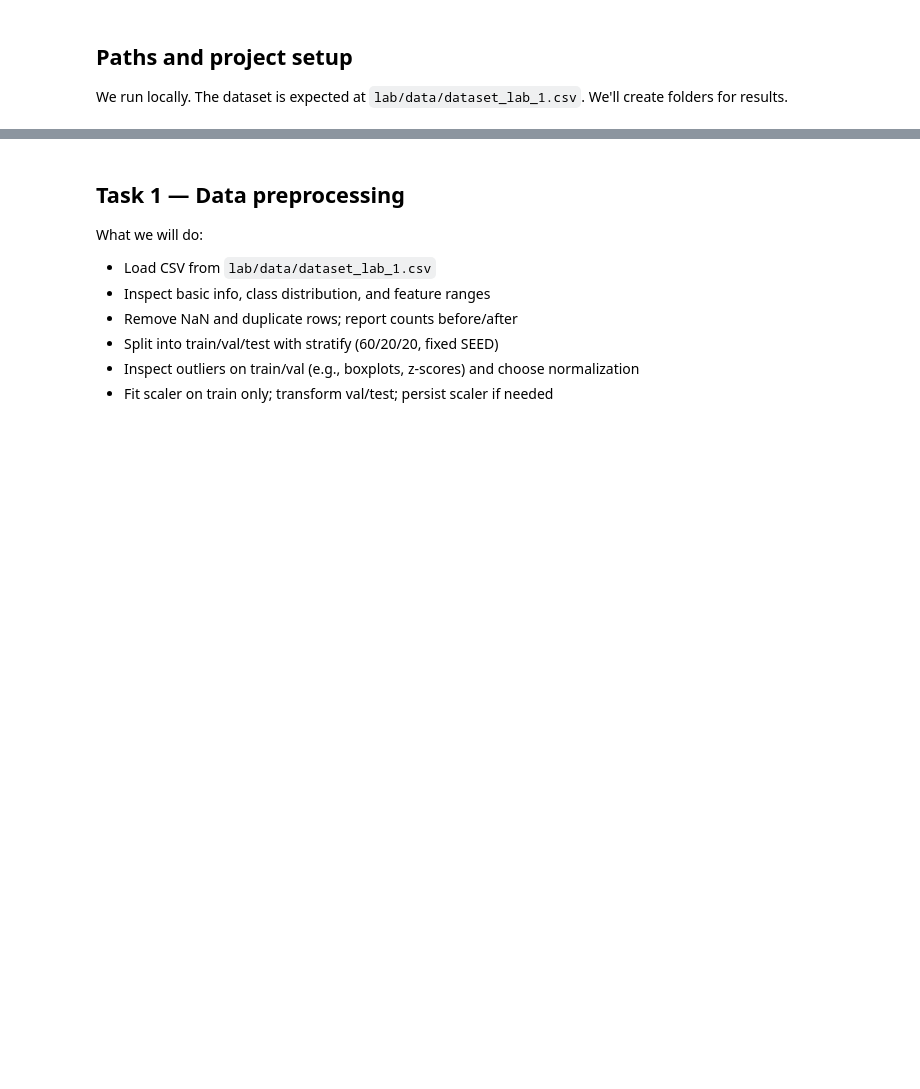
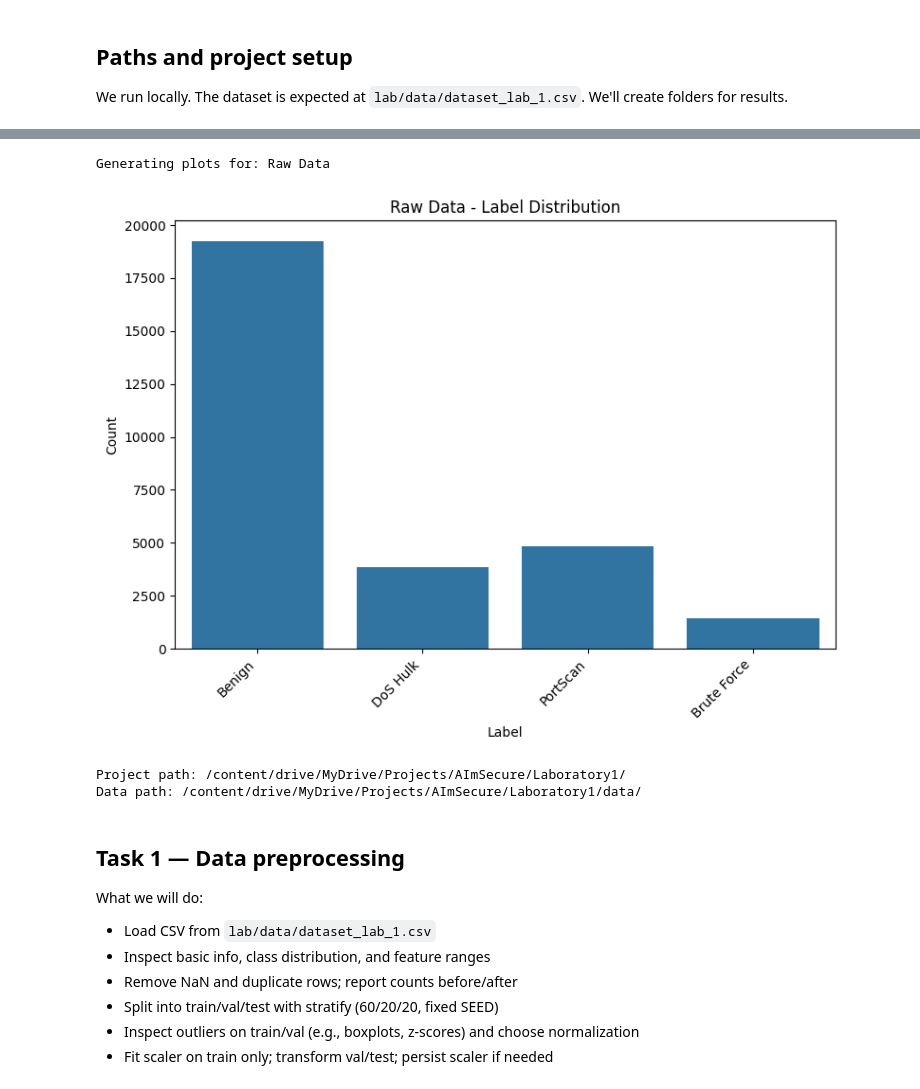
Before and after one commit to AImSecure/Laboratory1, a Jupyter notebook: lab/notebooks/Lab1_FFNN.ipynb, the cells around one changed output, grey strips where cells are left out. Saved outputs shown, nothing was run; the diff lists cells and outputs as text; code cells hidden in the pictures; blank space fills up the shorter version.

```diff
--- a/lab/notebooks/Lab1_FFNN.ipynb
+++ b/lab/notebooks/Lab1_FFNN.ipynb
@@ -49,3 +81,12 @@ drive.mount('/content/drive')
+# %%
+# Visualize the raw data (only label distribution will be plotted by the modified function)
+visualize_data(df, "Raw Data", plot_dir)
+
+# After removing NaN and duplicates in the next cell, we will plot the label distribution again
+# and a bar chart showing the number of rows before and after cleaning.
+# %% [output]
+Generating plots for: Raw Data
+[figure, added]
 # %%
 # --- Define Paths ---
 group = 'AImSecure'
@@ -54,6 +95,7 @@ laboratory = 'Laboratory1'
 base_path = '/content/drive/MyDrive/'
 project_path = base_path + f'Projects/{group}/{laboratory}/'
 data_path = project_path + 'data/'
+results_path = project_path + 'results/'
 
 # --- Ensure directories exist ---
 os.makedirs(project_path, exist_ok=True)
@@ -61,6 +103,9 @@ os.makedirs(data_path, exist_ok=True)
 
 print(f"Project path: {project_path}")
 print(f"Data path: {data_path}")
+# %% [output]
+Project path: /content/drive/MyDrive/Projects/AImSecure/Laboratory1/
+Data path: /content/drive/MyDrive/Projects/AImSecure/Laboratory1/data/
 # %% [markdown]
 ## Task 1 — Data preprocessing
 What we will do:
```
Also changed, not shown: parts of 17 cells of this notebook.
